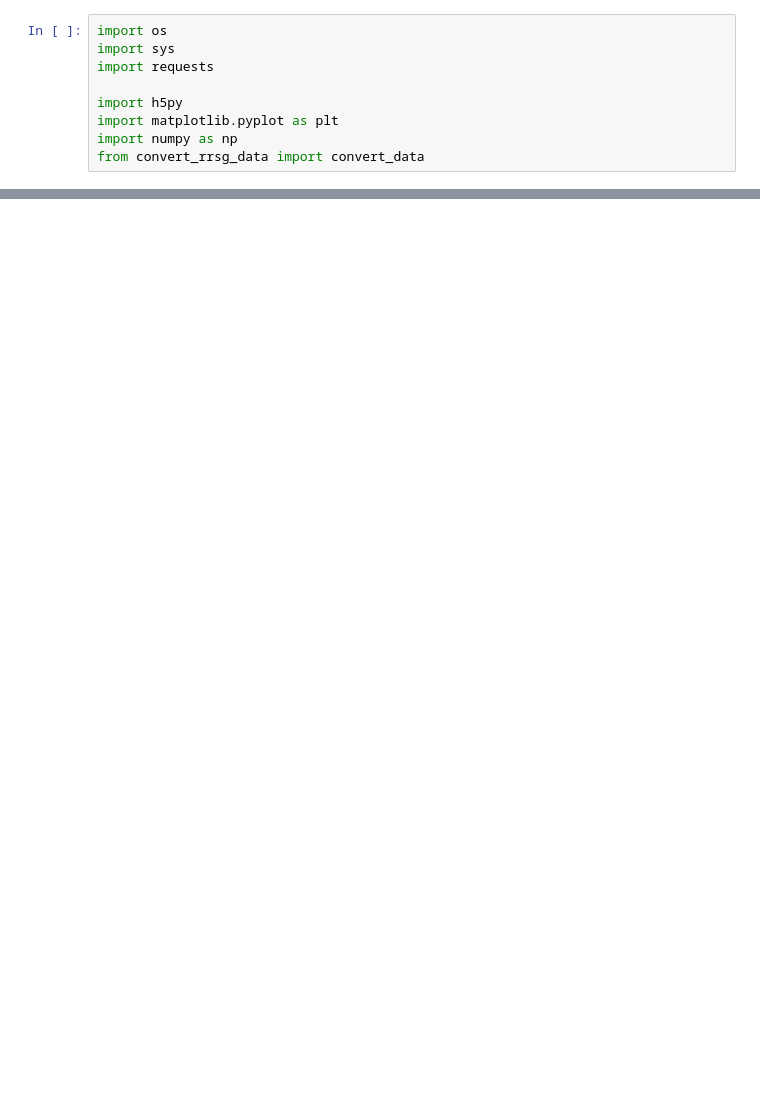
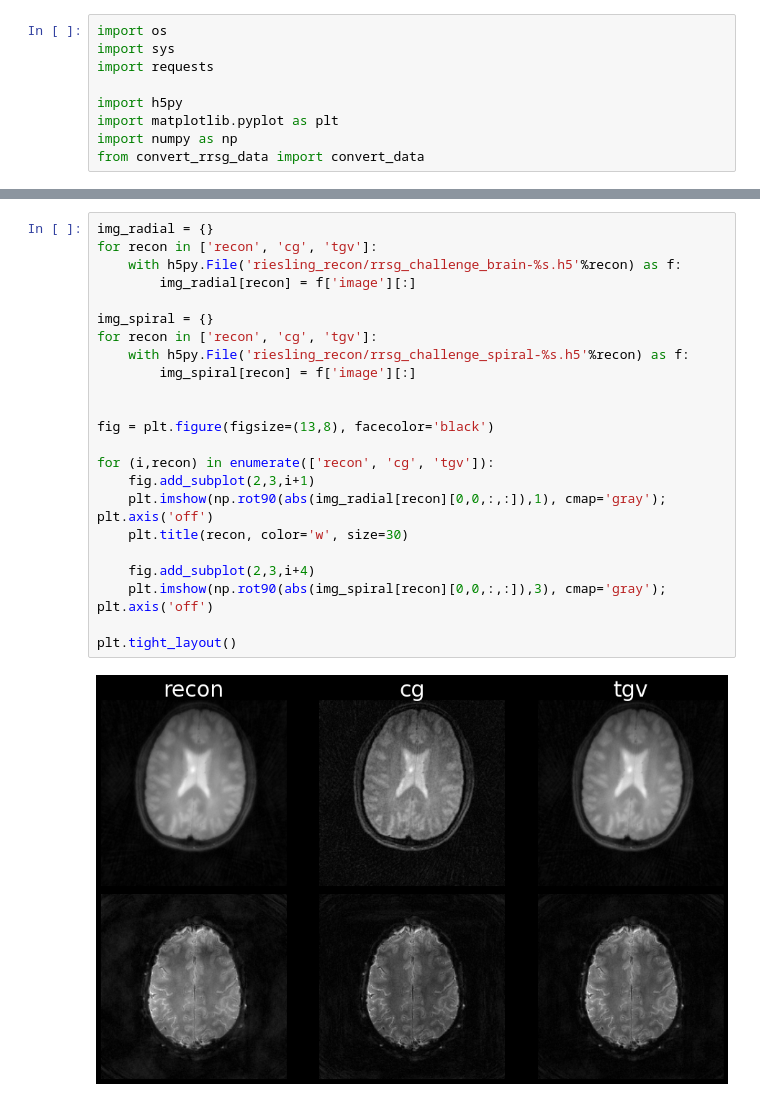
Before and after one commit to spinicist/old-riesling-examples, a Jupyter notebook: rrsg_cg-sense/rrsg_demo.ipynb, the cells around one changed output, grey strips where cells are left out. Drawn from its saved outputs; the diff is of its cells as text; blank space fills up the shorter version.

```diff
--- a/rrsg_cg-sense/rrsg_demo.ipynb
+++ b/rrsg_cg-sense/rrsg_demo.ipynb
@@ -61,0 +130,25 @@ plt.imshow(abs(img[0,0,:,:]))
+# %%
+img_radial = {}
+for recon in ['recon', 'cg', 'tgv']:
+    with h5py.File('riesling_recon/rrsg_challenge_brain-%s.h5'%recon) as f:
+        img_radial[recon] = f['image'][:]
+
+img_spiral = {}
+for recon in ['recon', 'cg', 'tgv']:
+    with h5py.File('riesling_recon/rrsg_challenge_spiral-%s.h5'%recon) as f:
+        img_spiral[recon] = f['image'][:]
+
+
+fig = plt.figure(figsize=(13,8), facecolor='black')
+
+for (i,recon) in enumerate(['recon', 'cg', 'tgv']):
+    fig.add_subplot(2,3,i+1)
+    plt.imshow(np.rot90(abs(img_radial[recon][0,0,:,:]),1), cmap='gray'); plt.axis('off')
+    plt.title(recon, color='w', size=30)
+
+    fig.add_subplot(2,3,i+4)
+    plt.imshow(np.rot90(abs(img_spiral[recon][0,0,:,:]),3), cmap='gray'); plt.axis('off')
+
+plt.tight_layout()
+# %% [output]
+[figure, added]
```
Also changed, not shown: parts of 9 cells of this notebook, 1 other file.
